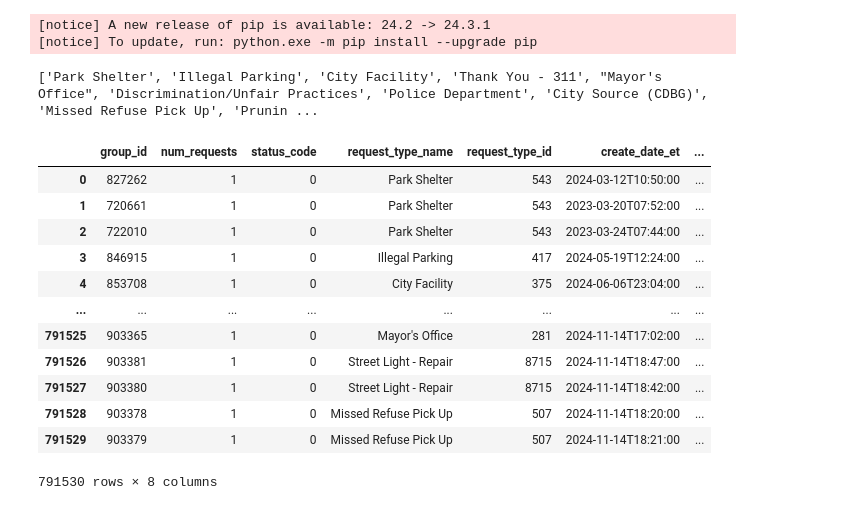
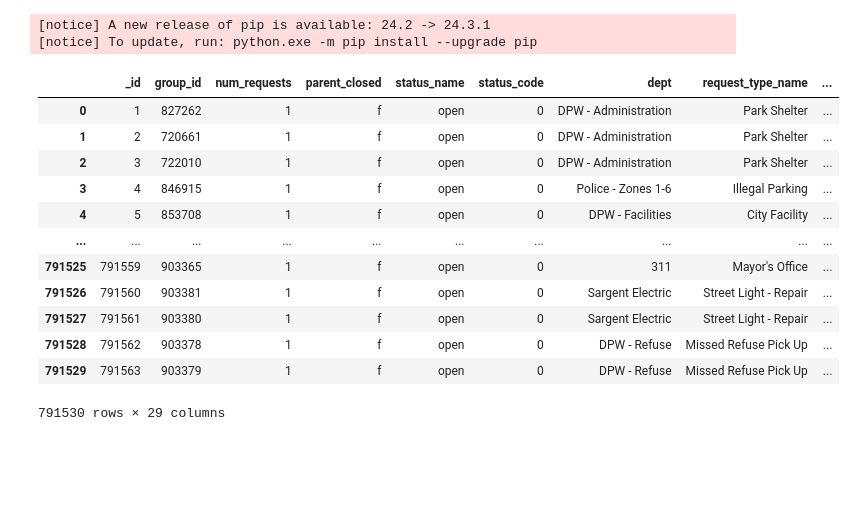
Before and after one commit to ziangwang9/311-calls-project, a Jupyter notebook: 311_data_project.ipynb, the cells around one changed output. Drawn from its saved outputs; the diff is of its cells as text; code cells hidden in the pictures; blank space fills up the shorter version.

```diff
--- a/311_data_project.ipynb
+++ b/311_data_project.ipynb
@@ -28,28 +24,20 @@ df = pd.read_csv(dataset, usecols=["request_type_name"])
-# %%
-unique_request_types = df['request_type_name'].unique()
-unique_request_types_list = unique_request_types.tolist()
-print(unique_request_types_list)
-# %% [output]
-['Park Shelter', 'Illegal Parking', 'City Facility', 'Thank You - 311', "Mayor's Office", 'Discrimination/Unfair Practices', 'Police Department', 'City Source (CDBG)', 'Missed Refuse Pick Up', 'Prunin ...
 # %%
 # load the dataset and columns with interest
 addataset = '311_data.csv'
-df = pd.read_csv(addataset, usecols=[
-    'group_id', 'num_requests', 'status_code', 'request_type_name','request_type_id',
-    'create_date_et', 'closed_date_et', 'neighborhood'])
+request = pd.read_csv(addataset)
 # %%
-df
+request
 # %% [output]
-|  | group_id | num_requests | status_code | request_type_name | request_type_id | create_date_et | ... |
-| 0 | 827262 | 1 | 0 | Park Shelter | 543 | 2024-03-12T10:50:00 | ... |
-| 1 | 720661 | 1 | 0 | Park Shelter | 543 | 2023-03-20T07:52:00 | ... |
-| 2 | 722010 | 1 | 0 | Park Shelter | 543 | 2023-03-24T07:44:00 | ... |
-| 3 | 846915 | 1 | 0 | Illegal Parking | 417 | 2024-05-19T12:24:00 | ... |
-| 4 | 853708 | 1 | 0 | City Facility | 375 | 2024-06-06T23:04:00 | ... |
-| ... | ... | ... | ... | ... | ... | ... | ... |
-| 791525 | 903365 | 1 | 0 | Mayor's Office | 281 | 2024-11-14T17:02:00 | ... |
-| 791526 | 903381 | 1 | 0 | Street Light - Repair | 8715 | 2024-11-14T18:47:00 | ... |
-| 791527 | 903380 | 1 | 0 | Street Light - Repair | 8715 | 2024-11-14T18:42:00 | ... |
-| 791528 | 903378 | 1 | 0 | Missed Refuse Pick Up | 507 | 2024-11-14T18:20:00 | ... |
-| 791529 | 903379 | 1 | 0 | Missed Refuse Pick Up | 507 | 2024-11-14T18:21:00 | ... |
+|  | _id | group_id | num_requests | parent_closed | status_name | status_code | dept | request_type_name | ... |
+| 0 | 1 | 827262 | 1 | f | open | 0 | DPW - Administration | Park Shelter | ... |
+| 1 | 2 | 720661 | 1 | f | open | 0 | DPW - Administration | Park Shelter | ... |
+| 2 | 3 | 722010 | 1 | f | open | 0 | DPW - Administration | Park Shelter | ... |
+| 3 | 4 | 846915 | 1 | f | open | 0 | Police - Zones 1-6 | Illegal Parking | ... |
+| 4 | 5 | 853708 | 1 | f | open | 0 | DPW - Facilities | City Facility | ... |
+| ... | ... | ... | ... | ... | ... | ... | ... | ... | ... |
+| 791525 | 791559 | 903365 | 1 | f | open | 0 | 311 | Mayor's Office | ... |
+| 791526 | 791560 | 903381 | 1 | f | open | 0 | Sargent Electric | Street Light - Repair | ... |
+| 791527 | 791561 | 903380 | 1 | f | open | 0 | Sargent Electric | Street Light - Repair | ... |
+| 791528 | 791562 | 903378 | 1 | f | open | 0 | DPW - Refuse | Missed Refuse Pick Up | ... |
+| 791529 | 791563 | 903379 | 1 | f | open | 0 | DPW - Refuse | Missed Refuse Pick Up | ... |
-791530 rows × 8 columns
+791530 rows × 29 columns
```
Also changed, not shown: parts of 49 cells of this notebook.
